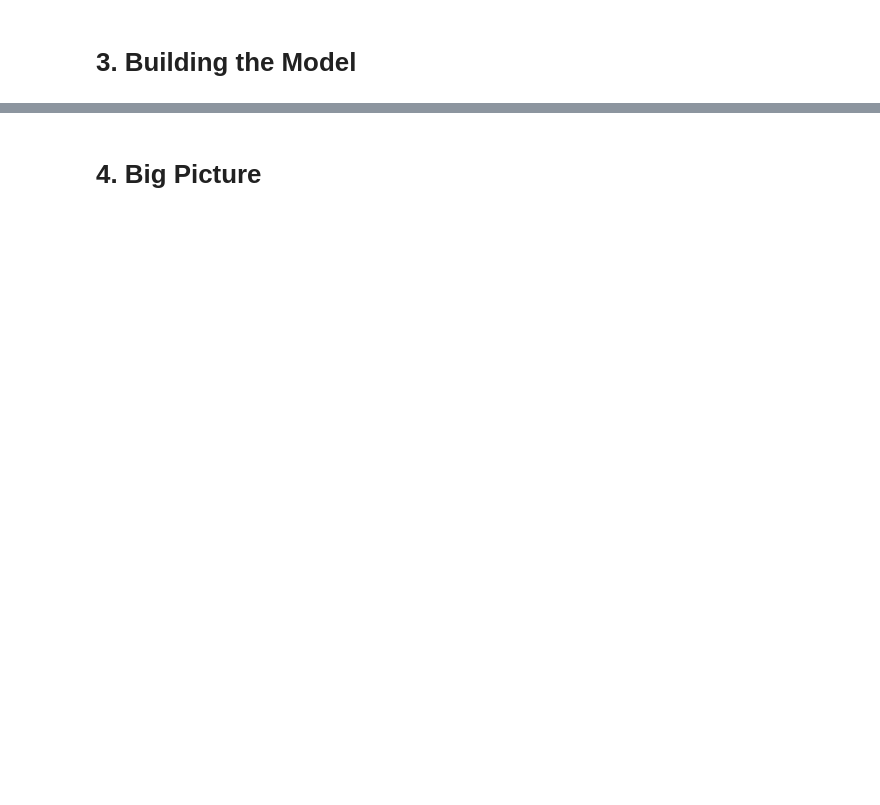
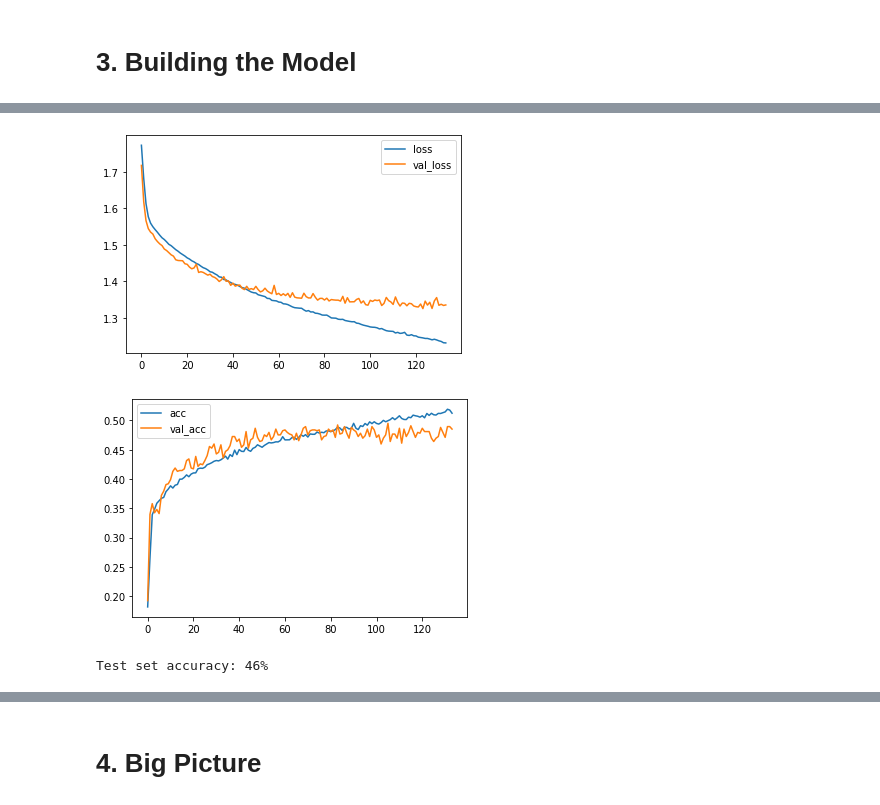
Before and after one commit to MostafaTwfiq/Speech-Emotion-Recognition, a Jupyter notebook: model.ipynb, the cells around one changed output, grey strips where cells are left out. Saved outputs shown, nothing was run; the diff lists cells and outputs as text; code cells hidden in the pictures; blank space fills up the shorter version.

Commit message:
model

```diff
--- a/model.ipynb
+++ b/model.ipynb
@@ -195,0 +576,11 @@ print(spectrogram_X_val.shape)
+# %%
+num_epochs = 2500
+num_batch_size = 32
+# %%
+model.compile(loss=tf.keras.losses.SparseCategoricalCrossentropy(), metrics='accuracy', optimizer=tf.keras.optimizers.Adam(learning_rate=1e-5))
+# %%
+checkpointer = ModelCheckpoint(filepath='saved_models/audio_classification.hdf5', verbose=1, save_best_only=True)
+es = tf.keras.callbacks.EarlyStopping(monitor="val_loss", patience=10, restore_best_weights=True,)
+# %%
+with tf.device('/device:GPU:0'):
+  history = model.fit(X_train, y_train, batch_size=num_batch_size, epochs=num_epochs, validation_data=(X_val, y_val), callbacks=[es, checkpointer], verbose=1)
@@ -195,0 +605,18 @@ print(spectrogram_X_val.shape)
+# %%
+metrics = history.history
+plt.plot(history.epoch, metrics['loss'], metrics['val_loss'])
+plt.legend(['loss', 'val_loss'])
+plt.show()
+plt.plot(history.epoch, metrics['accuracy'], metrics['val_accuracy'])
+plt.legend(['acc', 'val_acc'])
+plt.show()
+# %% [output]
+[figure, added]
+[figure, added]
+# %%
+y_pred = np.argmax(model.predict(X_test), axis=1)
+
+test_acc = sum(y_pred == y_test) / len(y_test)
+print(f'Test set accuracy: {test_acc:.0%}')
+# %% [output]
+Test set accuracy: 46%
```
Also changed, not shown: parts of 98 cells of this notebook.
